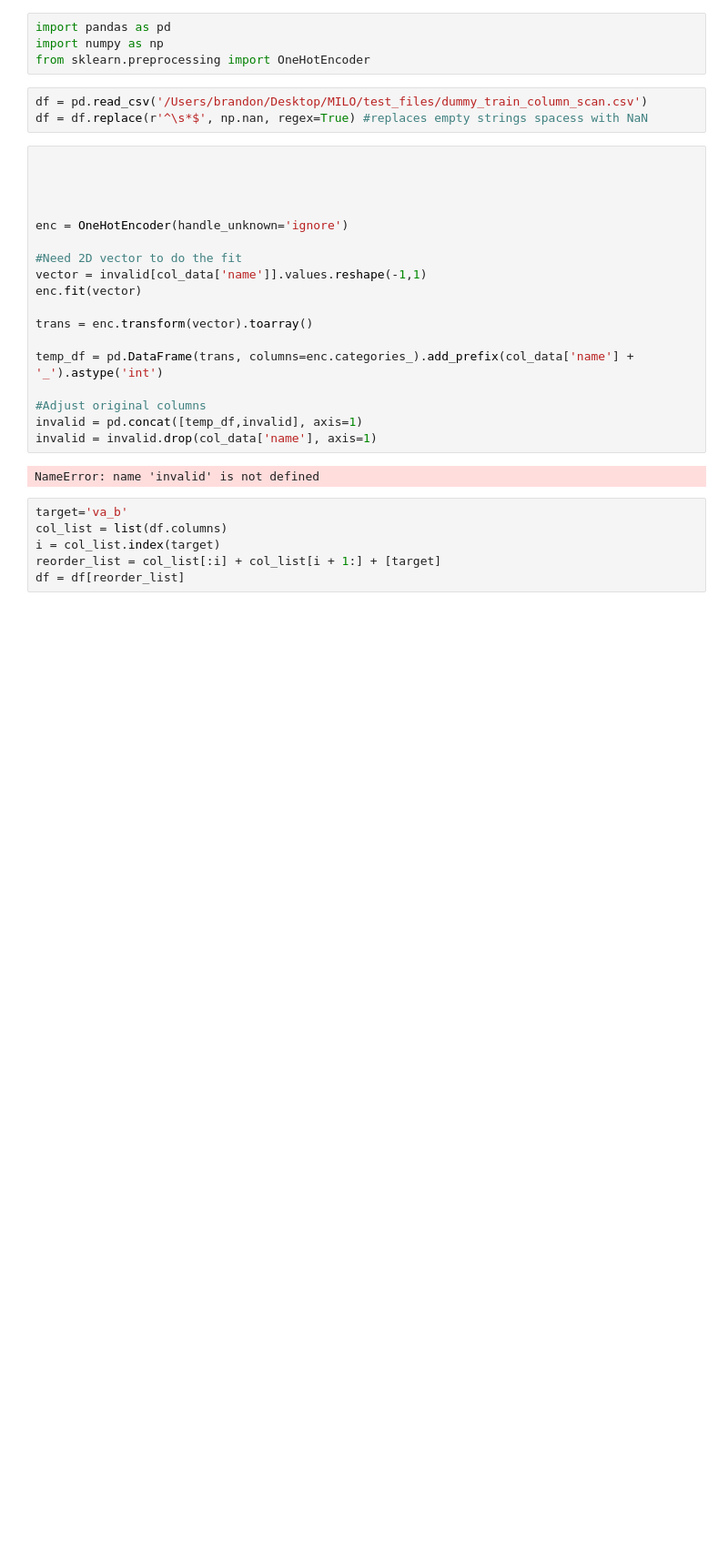
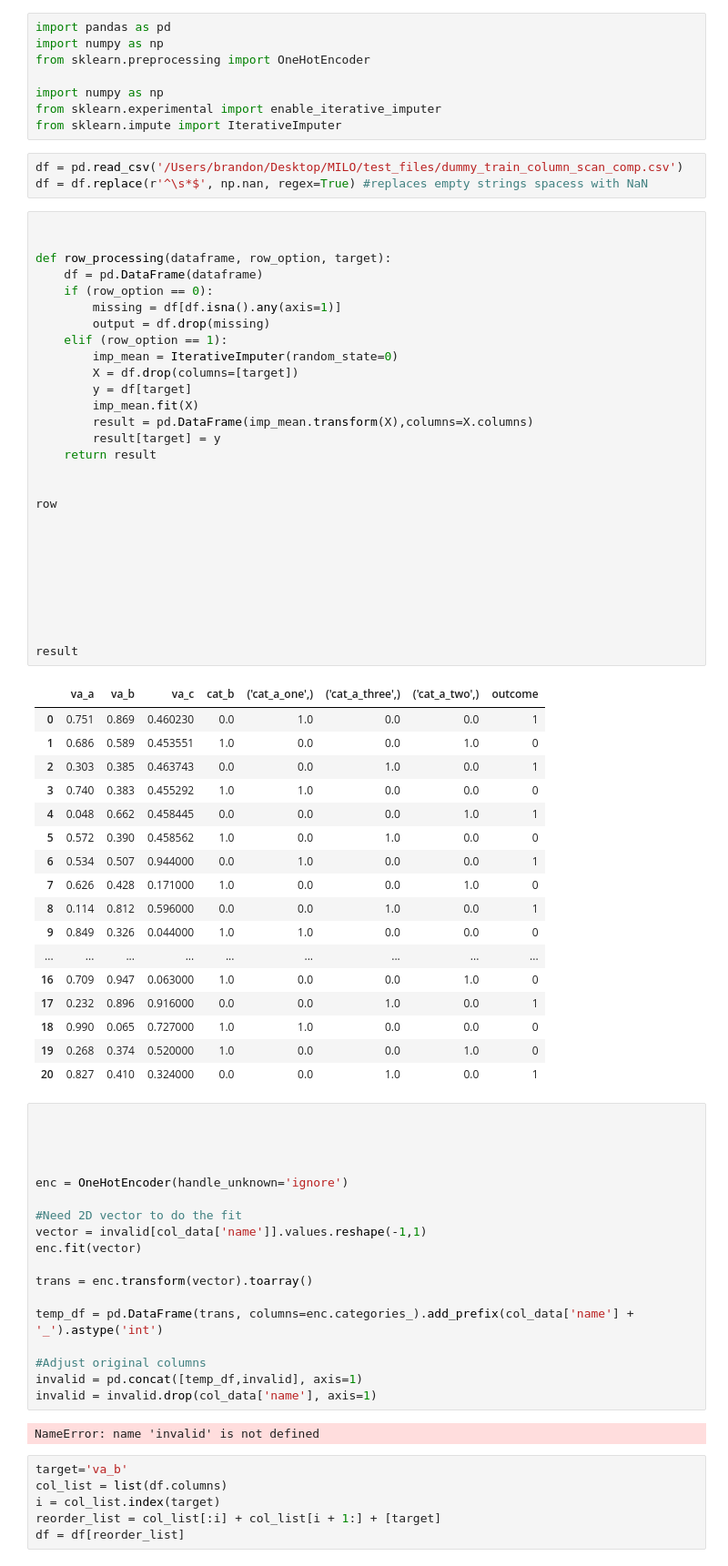
Before and after one commit to Shahraehash/Processor-Tools, a Jupyter notebook: notebooks/encoder_trial.ipynb, the cells around one changed output. Shown at 91% size. Saved outputs shown, nothing was run; the diff lists cells and outputs as text; blank space fills up the shorter version.

```diff
--- a/notebooks/encoder_trial.ipynb
+++ b/notebooks/encoder_trial.ipynb
@@ -2,9 +2,59 @@
 import pandas as pd
 import numpy as np
 from sklearn.preprocessing import OneHotEncoder
+
+import numpy as np
+from sklearn.experimental import enable_iterative_imputer
+from sklearn.impute import IterativeImputer
 # %%
-df = pd.read_csv('/Users/brandon/Desktop/MILO/test_files/dummy_train_column_scan.csv')
+df = pd.read_csv('/Users/brandon/Desktop/MILO/test_files/dummy_train_column_scan_comp.csv')
 df = df.replace(r'^\s*$', np.nan, regex=True) #replaces empty strings spacess with NaN
+# %%
+
+
+def row_processing(dataframe, row_option, target):
+    df = pd.DataFrame(dataframe)
+    if (row_option == 0):
+        missing = df[df.isna().any(axis=1)]
+        output = df.drop(missing)
+    elif (row_option == 1):
+        imp_mean = IterativeImputer(random_state=0)
+        X = df.drop(columns=[target])
+        y = df[target]
+        imp_mean.fit(X)
+        result = pd.DataFrame(imp_mean.transform(X),columns=X.columns)
+        result[target] = y
+    return result
+
+
+row
+
+
+
+
+
+
+
+
+result
+# %% [output]
+|  | va_a | va_b | va_c | cat_b | ('cat_a_one',) | ('cat_a_three',) | ('cat_a_two',) | outcome |
+| 0 | 0.751 | 0.869 | 0.460230 | 0.0 | 1.0 | 0.0 | 0.0 | 1 |
+| 1 | 0.686 | 0.589 | 0.453551 | 1.0 | 0.0 | 0.0 | 1.0 | 0 |
+| 2 | 0.303 | 0.385 | 0.463743 | 0.0 | 0.0 | 1.0 | 0.0 | 1 |
+| 3 | 0.740 | 0.383 | 0.455292 | 1.0 | 1.0 | 0.0 | 0.0 | 0 |
+| 4 | 0.048 | 0.662 | 0.458445 | 0.0 | 0.0 | 0.0 | 1.0 | 1 |
+| 5 | 0.572 | 0.390 | 0.458562 | 1.0 | 0.0 | 1.0 | 0.0 | 0 |
+| 6 | 0.534 | 0.507 | 0.944000 | 0.0 | 1.0 | 0.0 | 0.0 | 1 |
+| 7 | 0.626 | 0.428 | 0.171000 | 1.0 | 0.0 | 0.0 | 1.0 | 0 |
+| 8 | 0.114 | 0.812 | 0.596000 | 0.0 | 0.0 | 1.0 | 0.0 | 1 |
+| 9 | 0.849 | 0.326 | 0.044000 | 1.0 | 1.0 | 0.0 | 0.0 | 0 |
+| ... | ... | ... | ... | ... | ... | ... | ... | ... |
+| 16 | 0.709 | 0.947 | 0.063000 | 1.0 | 0.0 | 0.0 | 1.0 | 0 |
+| 17 | 0.232 | 0.896 | 0.916000 | 0.0 | 0.0 | 1.0 | 0.0 | 1 |
+| 18 | 0.990 | 0.065 | 0.727000 | 1.0 | 1.0 | 0.0 | 0.0 | 0 |
+| 19 | 0.268 | 0.374 | 0.520000 | 1.0 | 0.0 | 0.0 | 1.0 | 0 |
+| 20 | 0.827 | 0.410 | 0.324000 | 0.0 | 0.0 | 1.0 | 0.0 | 1 |
 # %%
 
 
```
Also changed, not shown: 5 other files.
